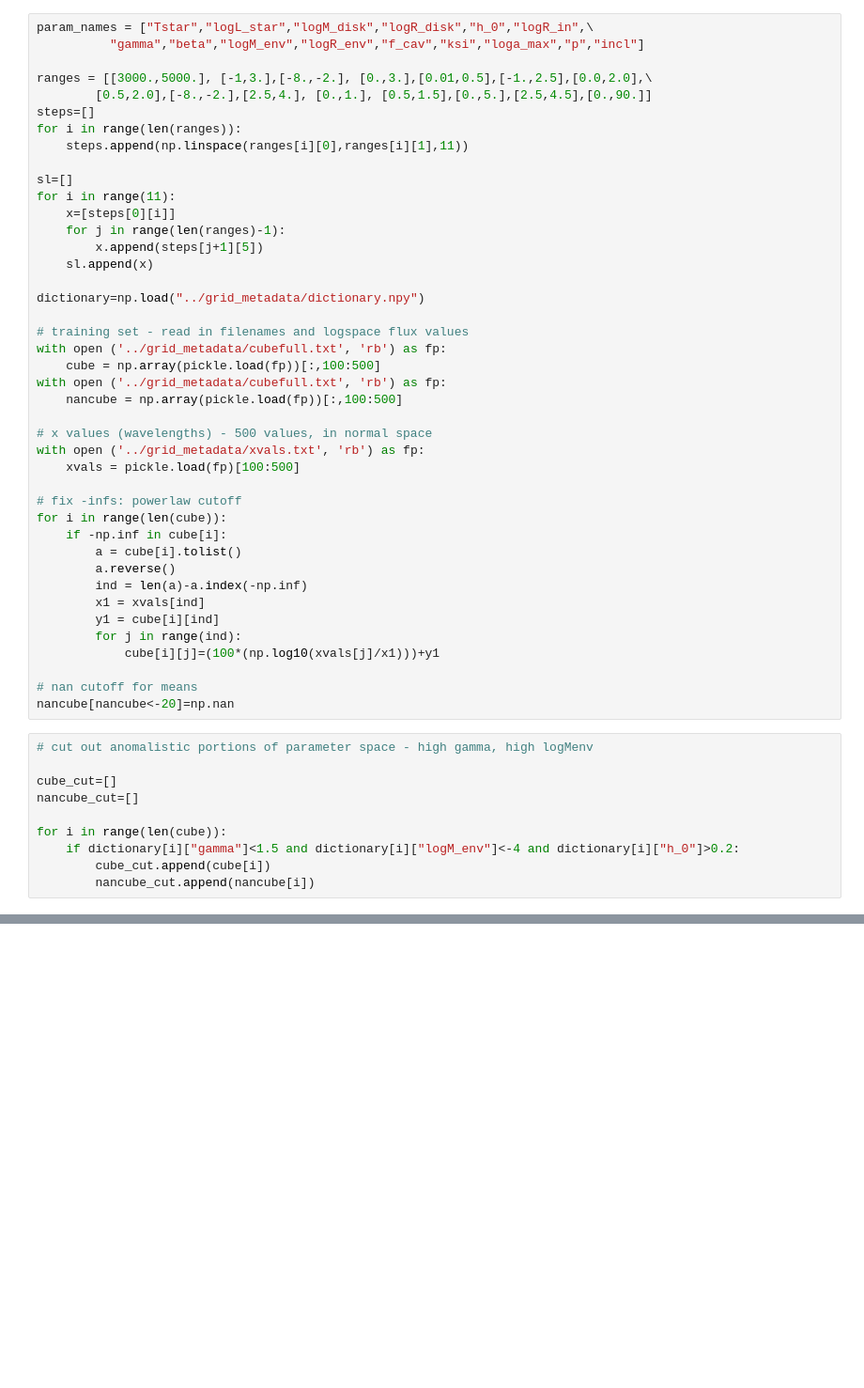
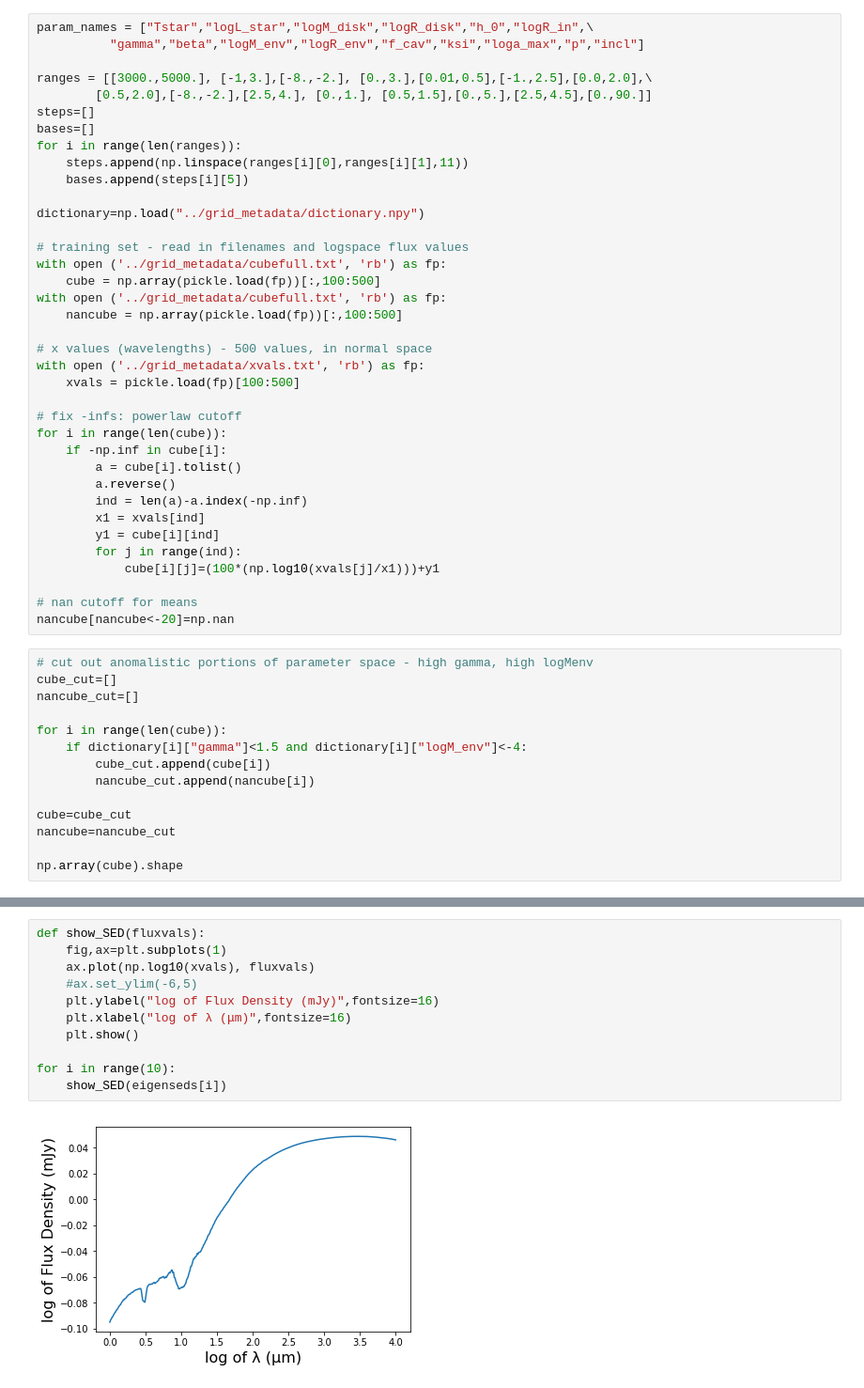
Before and after one commit to elizabethteng/crassula, a Jupyter notebook: george_multi_cut.ipynb, the cells around one changed output, grey strips where cells are left out. Shown: that part at 94% size. Drawn from its saved outputs; the diff is of its cells as text; blank space fills up the shorter version.

```diff
--- a/george_multi_cut.ipynb
+++ b/george_multi_cut.ipynb
@@ -19,15 +25,10 @@ param_names = ["Tstar","logL_star","logM_disk","logR_disk","h_0","logR_in",\
 ranges = [[3000.,5000.], [-1,3.],[-8.,-2.], [0.,3.],[0.01,0.5],[-1.,2.5],[0.0,2.0],\
         [0.5,2.0],[-8.,-2.],[2.5,4.], [0.,1.], [0.5,1.5],[0.,5.],[2.5,4.5],[0.,90.]]
 steps=[]
+bases=[]
 for i in range(len(ranges)):
     steps.append(np.linspace(ranges[i][0],ranges[i][1],11))
-
-sl=[]
-for i in range(11):
-    x=[steps[0][i]]
-    for j in range(len(ranges)-1):
-        x.append(steps[j+1][5])
-    sl.append(x)
+    bases.append(steps[i][5])
 
 dictionary=np.load("../grid_metadata/dictionary.npy")
 
@@ -56,11 +57,15 @@ for i in range(len(cube)):
 nancube[nancube<-20]=np.nan
 # %%
 # cut out anomalistic portions of parameter space - high gamma, high logMenv
-
 cube_cut=[]
 nancube_cut=[]
 
 for i in range(len(cube)):
-    if dictionary[i]["gamma"]<1.5 and dictionary[i]["logM_env"]<-4 and dictionary[i]["h_0"]>0.2:
+    if dictionary[i]["gamma"]<1.5 and dictionary[i]["logM_env"]<-4:
         cube_cut.append(cube[i])
         nancube_cut.append(nancube[i])
+
+cube=cube_cut
+nancube=nancube_cut
+
+np.array(cube).shape
@@ -73,0 +85,13 @@ nancube=nancube_cut
+# %%
+def show_SED(fluxvals):
+    fig,ax=plt.subplots(1)
+    ax.plot(np.log10(xvals), fluxvals)
+    #ax.set_ylim(-6,5)
+    plt.ylabel("log of Flux Density (mJy)",fontsize=16)
+    plt.xlabel("log of λ (μm)",fontsize=16)
+    plt.show()
+
+for i in range(10):
+    show_SED(eigenseds[i])
+# %% [output]
+[figure, added]
```
Also changed, not shown: parts of 33 cells of this notebook, 23 other files.
